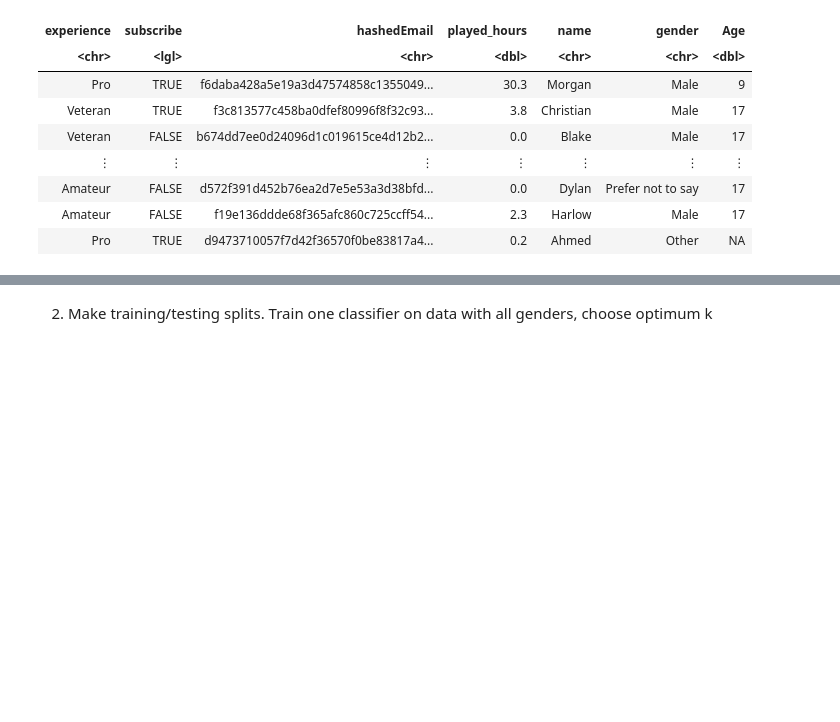
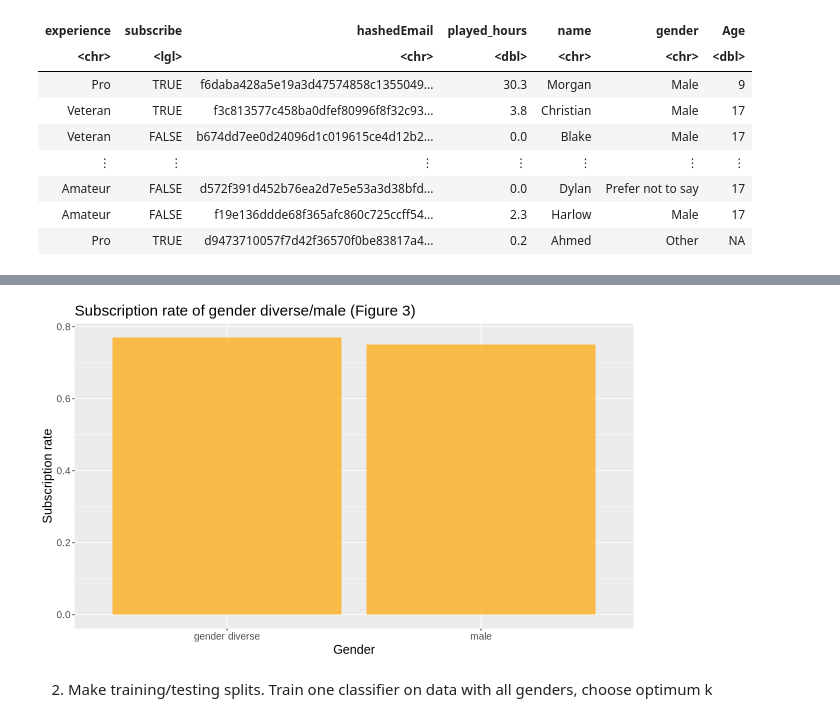
Before and after one commit to kathleenramsey/dsci100_group23, a Jupyter notebook: FINAL_PROJECT_23.ipynb, the cells around one changed output, grey strips where cells are left out. Drawn from its saved outputs; the diff is of its cells as text; code cells hidden in the pictures; blank space fills up the shorter version.

```diff
--- a/FINAL_PROJECT_23.ipynb
+++ b/FINAL_PROJECT_23.ipynb
@@ -186,3 +213,19 @@ player_genders
+# %%
+options(repr.plot.height = 6, repr.plot.width = 10)
+
+subscription_bar <- players_full |>
+    mutate(subscribe = as.numeric(if_else(subscribe == "TRUE", TRUE, FALSE))) |>
+    group_by(gender) |>
+    summarize(subscribe_rate = mean(subscribe, na.rm = TRUE)) |>
+    ggplot(aes(x = gender, y = subscribe_rate)) +
+        geom_bar(stat = "identity", fill = "orange", alpha = 0.7) +
+        labs(title = "Subscription rate of gender diverse/male (Figure 3)",
+             x = "Gender",
+             y = "Subscription rate") +
+        theme(text = element_text(size = 15))
+subscription_bar
+# %% [output]
+[figure, added]
 # %% [markdown]
 2. Make training/testing splits. Train one classifier on data with all genders, choose optimum k
 # %%
```
Also changed, not shown: parts of 12 cells of this notebook.
